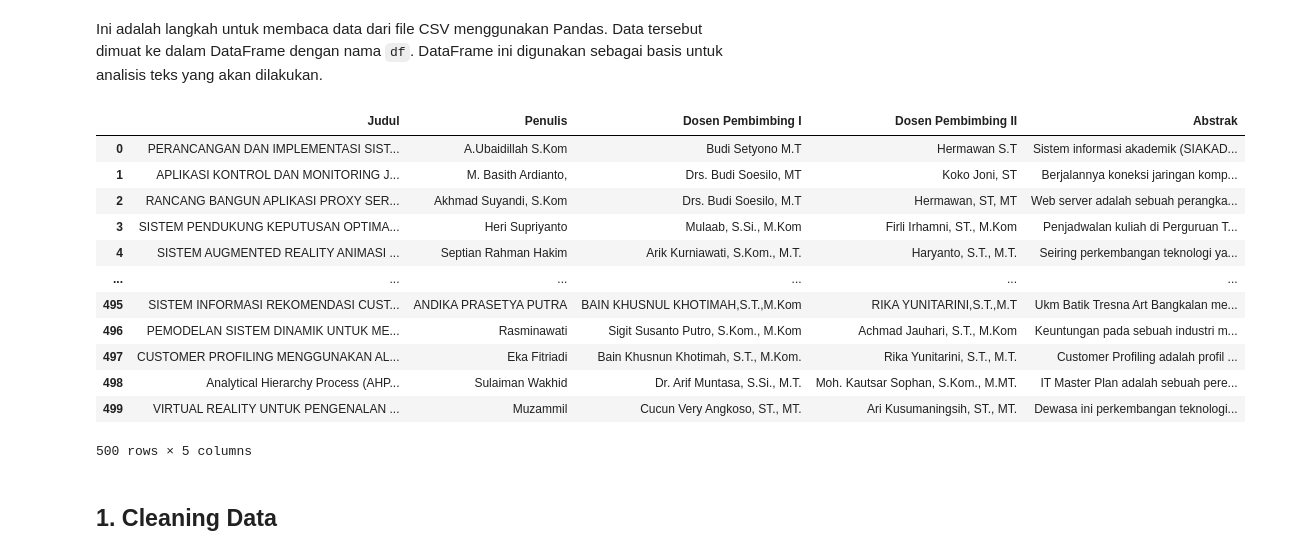
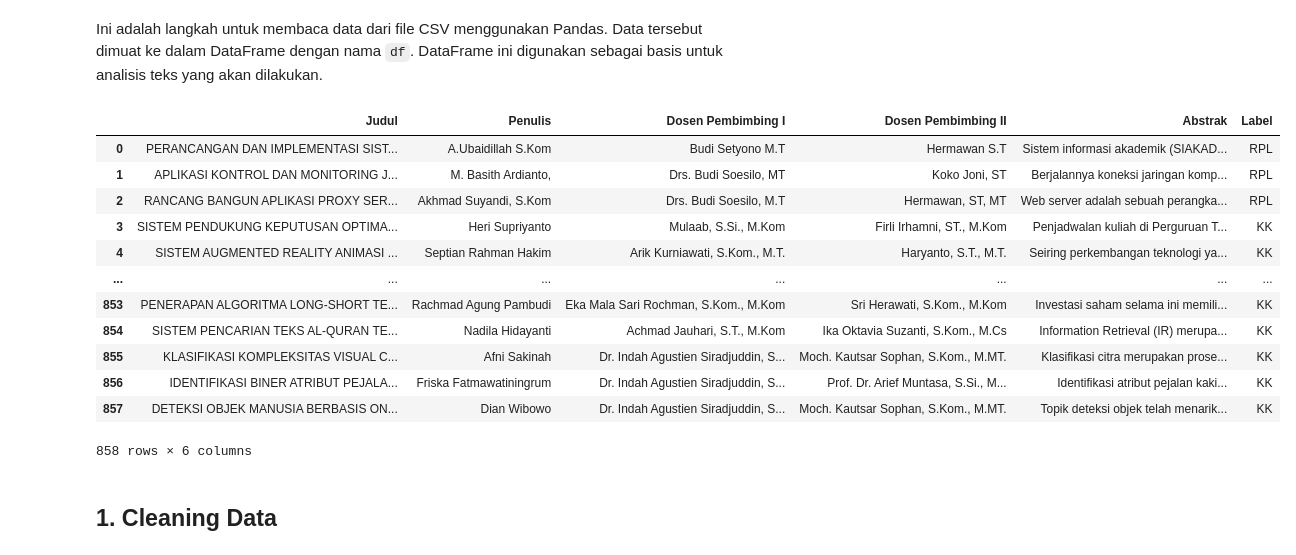
Before and after one commit to arosyihuddin/ppw, a Jupyter notebook: _sources/Preprocessing Hasil Crawling.ipynb, the cells around one changed output. Cells and saved outputs as stored; diff of their text form; code cells hidden in the pictures.

```diff
--- a/_sources/Preprocessing Hasil Crawling.ipynb
+++ b/_sources/Preprocessing Hasil Crawling.ipynb
@@ -66,22 +66,22 @@ warnings.filterwarnings('ignore')
 # %% [markdown]
 Ini adalah langkah untuk membaca data dari file CSV menggunakan Pandas. Data tersebut dimuat ke dalam DataFrame dengan nama `df`. DataFrame ini digunakan sebagai basis untuk analisis teks yang akan dilakukan.
 # %%
-df = pd.read_csv('/content/drive/MyDrive/Kuliah /Semester 7/Pencarian Dan Penambangan Web/ppw/Dataset/crawling_pta.csv')
+df = pd.read_csv('/content/drive/MyDrive/Kuliah /Semester 7/Pencarian Dan Penambangan Web/ppw/Dataset/crawling_pta_labeled.csv')
 df
 # %% [output]
-|  | Judul | Penulis | Dosen Pembimbing I | Dosen Pembimbing II | Abstrak |
-| 0 | PERANCANGAN DAN IMPLEMENTASI SIST... | A.Ubaidillah S.Kom | Budi Setyono M.T | Hermawan S.T | Sistem informasi akademik (SIAKAD... |
-| 1 | APLIKASI KONTROL DAN MONITORING J... | M. Basith Ardianto, | Drs. Budi Soesilo, MT | Koko Joni, ST | Berjalannya koneksi jaringan komp... |
-| 2 | RANCANG BANGUN APLIKASI PROXY SER... | Akhmad Suyandi, S.Kom | Drs. Budi Soesilo, M.T | Hermawan, ST, MT | Web server adalah sebuah perangka... |
-| 3 | SISTEM PENDUKUNG KEPUTUSAN OPTIMA... | Heri Supriyanto | Mulaab, S.Si., M.Kom | Firli Irhamni, ST., M.Kom | Penjadwalan kuliah di Perguruan T... |
-| 4 | SISTEM AUGMENTED REALITY ANIMASI ... | Septian Rahman Hakim | Arik Kurniawati, S.Kom., M.T. | Haryanto, S.T., M.T. | Seiring perkembangan teknologi ya... |
-| ... | ... | ... | ... | ... | ... |
-| 495 | SISTEM INFORMASI REKOMENDASI CUST... | ANDIKA PRASETYA PUTRA | BAIN KHUSNUL KHOTIMAH,S.T.,M.Kom | RIKA YUNITARINI,S.T.,M.T | Ukm Batik Tresna Art Bangkalan me... |
-| 496 | PEMODELAN SISTEM DINAMIK UNTUK ME... | Rasminawati | Sigit Susanto Putro, S.Kom., M.Kom | Achmad Jauhari, S.T., M.Kom | Keuntungan pada sebuah industri m... |
-| 497 | CUSTOMER PROFILING MENGGUNAKAN AL... | Eka Fitriadi | Bain Khusnun Khotimah, S.T., M.Kom. | Rika Yunitarini, S.T., M.T. | Customer Profiling adalah profil ... |
-| 498 | Analytical Hierarchy Process (AHP... | Sulaiman Wakhid | Dr. Arif Muntasa, S.Si., M.T. | Moh. Kautsar Sophan, S.Kom., M.MT. | IT Master Plan adalah sebuah pere... |
-| 499 | VIRTUAL REALITY UNTUK PENGENALAN ... | Muzammil | Cucun Very Angkoso, ST., MT. | Ari Kusumaningsih, ST., MT. | Dewasa ini perkembangan teknologi... |
+|  | Judul | Penulis | Dosen Pembimbing I | Dosen Pembimbing II | Abstrak | Label |
+| 0 | PERANCANGAN DAN IMPLEMENTASI SIST... | A.Ubaidillah S.Kom | Budi Setyono M.T | Hermawan S.T | Sistem informasi akademik (SIAKAD... | RPL |
+| 1 | APLIKASI KONTROL DAN MONITORING J... | M. Basith Ardianto, | Drs. Budi Soesilo, MT | Koko Joni, ST | Berjalannya koneksi jaringan komp... | RPL |
+| 2 | RANCANG BANGUN APLIKASI PROXY SER... | Akhmad Suyandi, S.Kom | Drs. Budi Soesilo, M.T | Hermawan, ST, MT | Web server adalah sebuah perangka... | RPL |
+| 3 | SISTEM PENDUKUNG KEPUTUSAN OPTIMA... | Heri Supriyanto | Mulaab, S.Si., M.Kom | Firli Irhamni, ST., M.Kom | Penjadwalan kuliah di Perguruan T... | KK |
+| 4 | SISTEM AUGMENTED REALITY ANIMASI ... | Septian Rahman Hakim | Arik Kurniawati, S.Kom., M.T. | Haryanto, S.T., M.T. | Seiring perkembangan teknologi ya... | KK |
+| ... | ... | ... | ... | ... | ... | ... |
+| 853 | PENERAPAN ALGORITMA LONG-SHORT TE... | Rachmad Agung Pambudi | Eka Mala Sari Rochman, S.Kom., M.Kom | Sri Herawati, S.Kom., M.Kom | Investasi saham selama ini memili... | KK |
+| 854 | SISTEM PENCARIAN TEKS AL-QURAN TE... | Nadila Hidayanti | Achmad Jauhari, S.T., M.Kom | Ika Oktavia Suzanti, S.Kom., M.Cs | Information Retrieval (IR) merupa... | KK |
+| 855 | KLASIFIKASI KOMPLEKSITAS VISUAL C... | Afni Sakinah | Dr. Indah Agustien Siradjuddin, S... | Moch. Kautsar Sophan, S.Kom., M.MT. | Klasifikasi citra merupakan prose... | KK |
+| 856 | IDENTIFIKASI BINER ATRIBUT PEJALA... | Friska Fatmawatiningrum | Dr. Indah Agustien Siradjuddin, S... | Prof. Dr. Arief Muntasa, S.Si., M... | Identifikasi atribut pejalan kaki... | KK |
+| 857 | DETEKSI OBJEK MANUSIA BERBASIS ON... | Dian Wibowo | Dr. Indah Agustien Siradjuddin, S... | Moch. Kautsar Sophan, S.Kom., M.MT. | Topik deteksi objek telah menarik... | KK |
-500 rows × 5 columns
+858 rows × 6 columns
 # %% [markdown]
 ## 1. Cleaning Data
 # %% [markdown]
```
Also changed, not shown: parts of 11 cells of this notebook, 3 other files.
